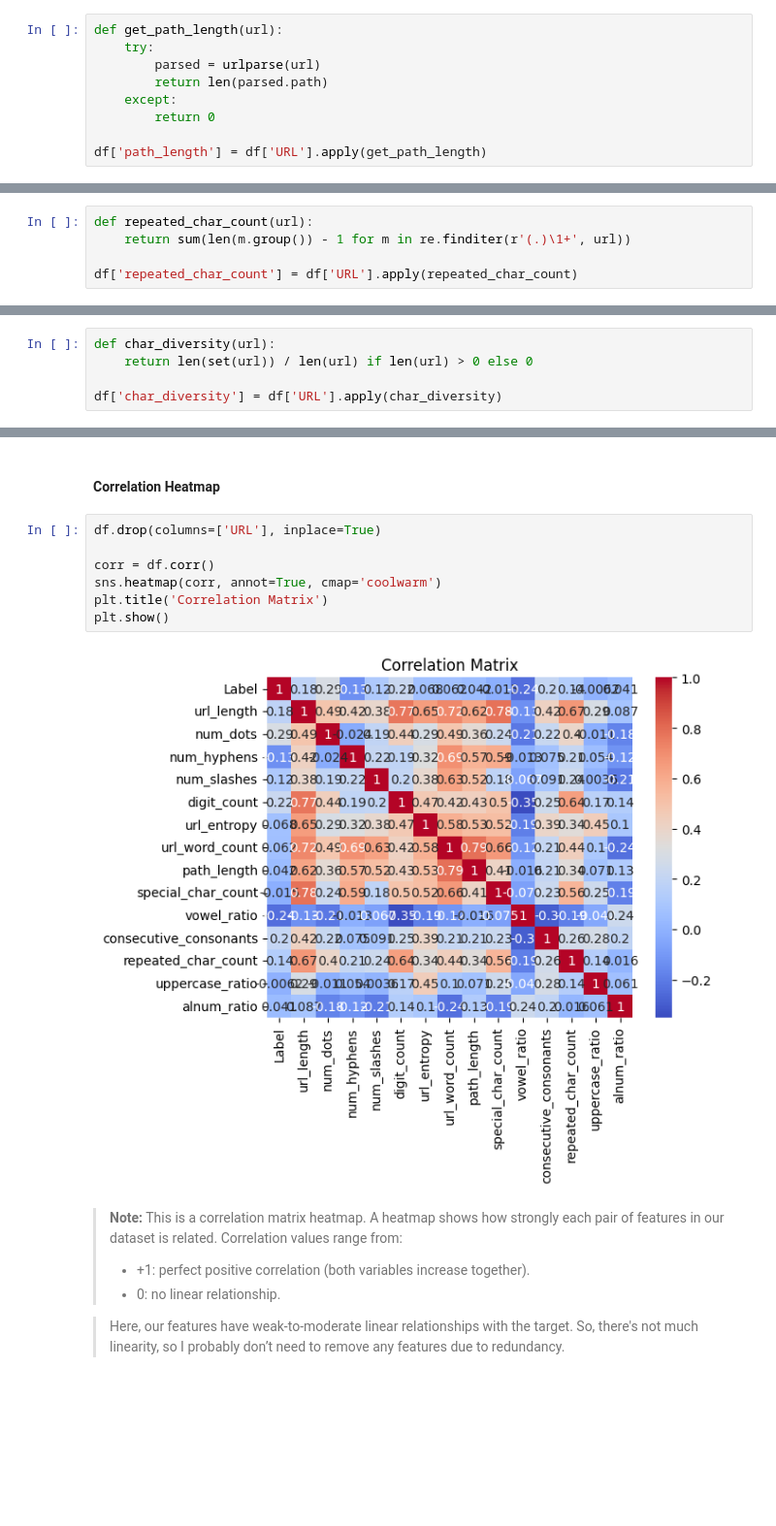
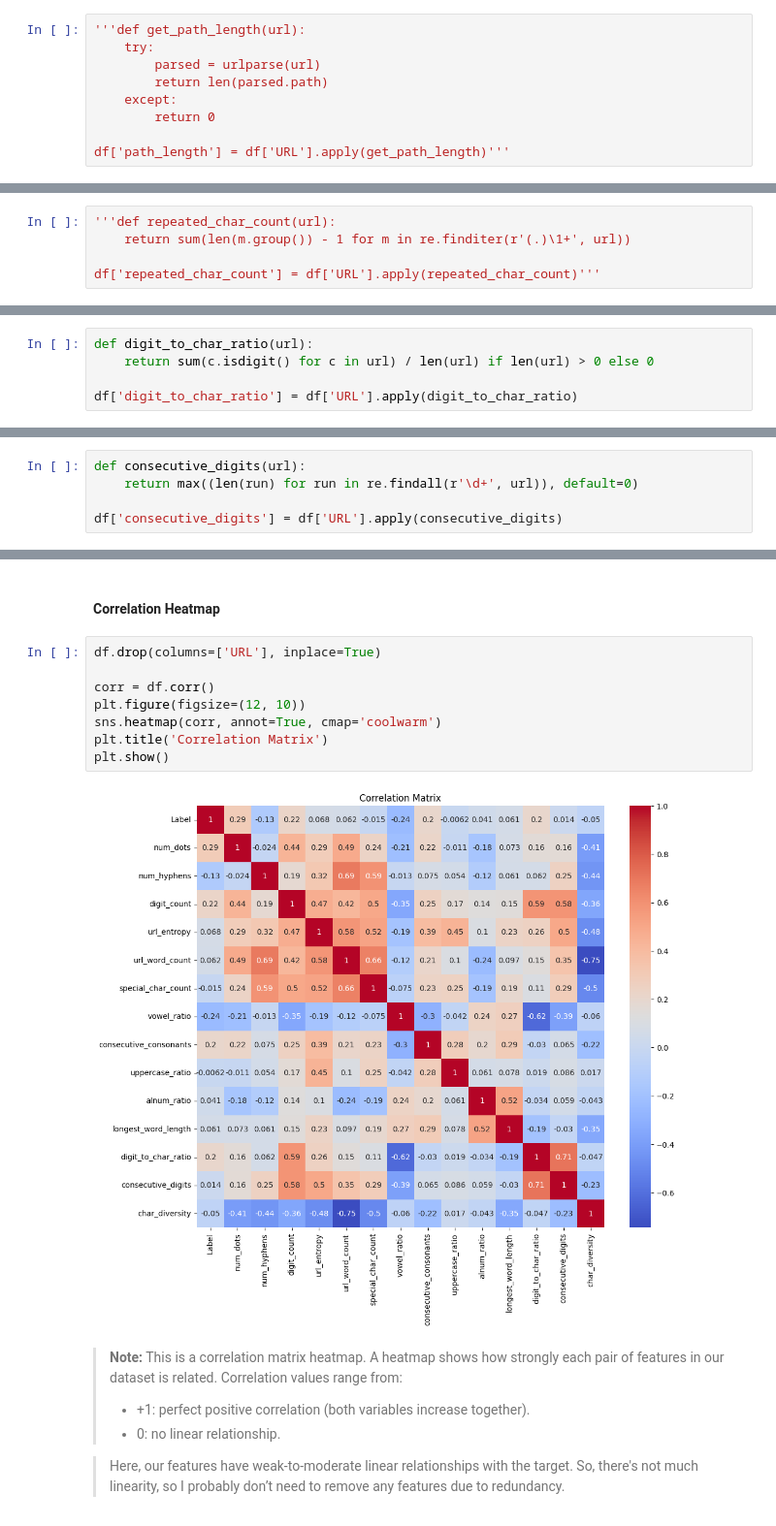
Before and after one commit to andresfigueroa282/Phishing-Website-Detection-Project, a Jupyter notebook: Phishing Website Detection Model.ipynb, the cells around one changed output, grey strips where cells are left out. Shown at 97% size. Cells and saved outputs as stored; diff of their text form; blank space fills up the shorter version.

```diff
--- a/Phishing Website Detection Model.ipynb
+++ b/Phishing Website Detection Model.ipynb
@@ -335,11 +353,11 @@ df['hostname_length'] = df['URL'].apply(get_hostname_length)'''
 # %% [markdown]
 #### URL `Path Length`
 # %%
-def get_path_length(url):
+'''def get_path_length(url):
     try:
         parsed = urlparse(url)
         return len(parsed.path)
     except:
         return 0
 
-df['path_length'] = df['URL'].apply(get_path_length)
+df['path_length'] = df['URL'].apply(get_path_length)'''
@@ -398,7 +442,7 @@ df['subdomain_count'] = df['URL'].apply(subdomain_count)'''
 # %% [markdown]
 #### Number of `Repeated Characters`
 # %%
-def repeated_char_count(url):
+'''def repeated_char_count(url):
     return sum(len(m.group()) - 1 for m in re.finditer(r'(.)\1+', url))
 
-df['repeated_char_count'] = df['URL'].apply(repeated_char_count)
+df['repeated_char_count'] = df['URL'].apply(repeated_char_count)'''
@@ -439,5 +497,5 @@ df['longest_word_length'] = df['URL'].apply(longest_word_length)
 # %%
-def char_diversity(url):
-    return len(set(url)) / len(url) if len(url) > 0 else 0
+def digit_to_char_ratio(url):
+    return sum(c.isdigit() for c in url) / len(url) if len(url) > 0 else 0
 
-df['char_diversity'] = df['URL'].apply(char_diversity)
+df['digit_to_char_ratio'] = df['URL'].apply(digit_to_char_ratio)
@@ -443,0 +506,5 @@ df['char_diversity'] = df['URL'].apply(char_diversity)
+# %%
+def consecutive_digits(url):
+    return max((len(run) for run in re.findall(r'\d+', url)), default=0)
+
+df['consecutive_digits'] = df['URL'].apply(consecutive_digits)
@@ -479,12 +557,13 @@ dtype: object
 # %%
 df.drop(columns=['URL'], inplace=True)
 
 corr = df.corr()
+plt.figure(figsize=(12, 10))
 sns.heatmap(corr, annot=True, cmap='coolwarm')
 plt.title('Correlation Matrix')
 plt.show()
 # %% [output]
-[figure, old version]
+[figure, new version]
 # %% [markdown]
 > **Note:** This is a correlation matrix heatmap. A heatmap shows how strongly each pair of features in our dataset is related. Correlation values range from:
 > - +1: perfect positive correlation (both variables increase together).
```
Also changed, not shown: parts of 51 cells of this notebook.
